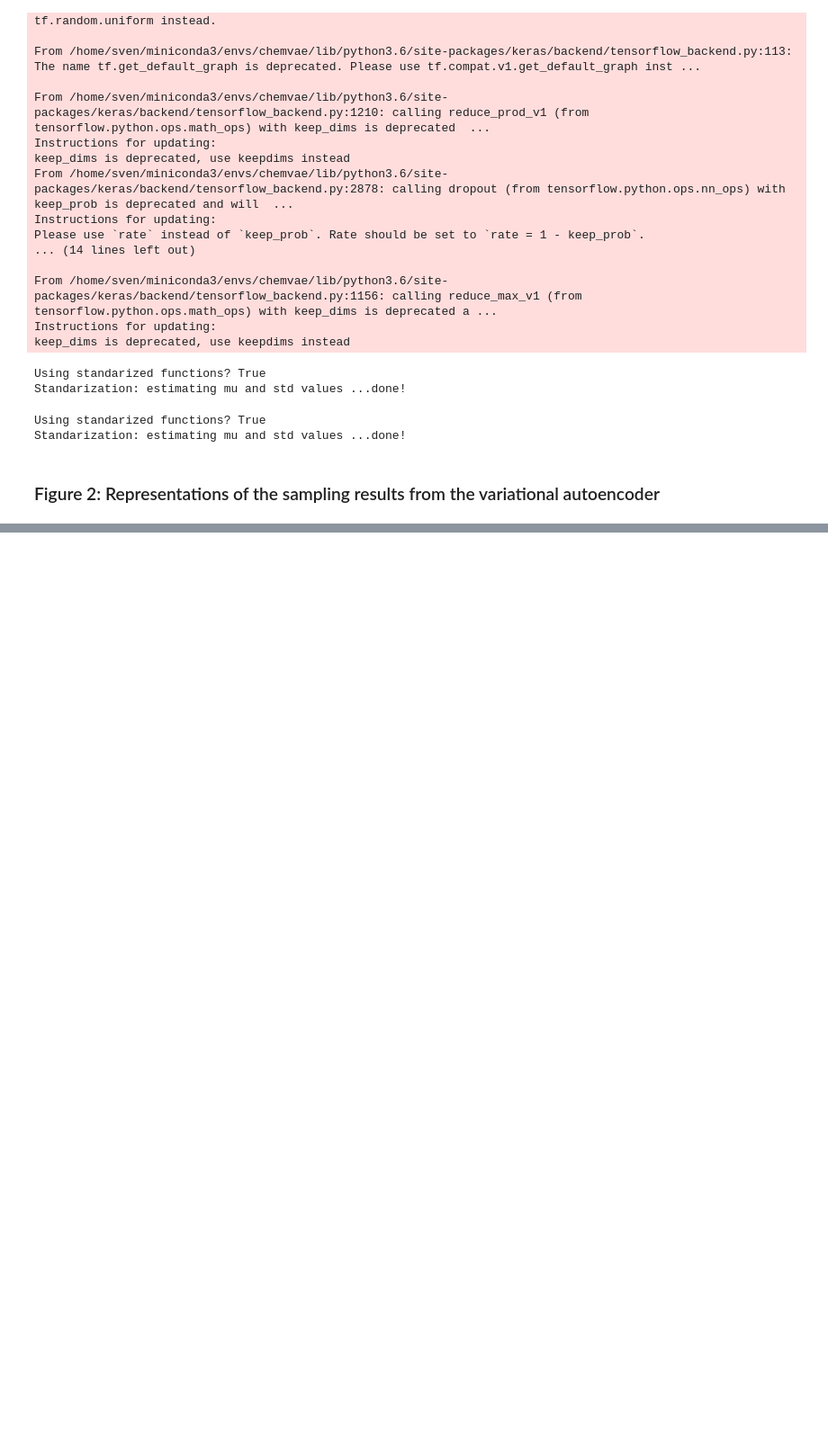
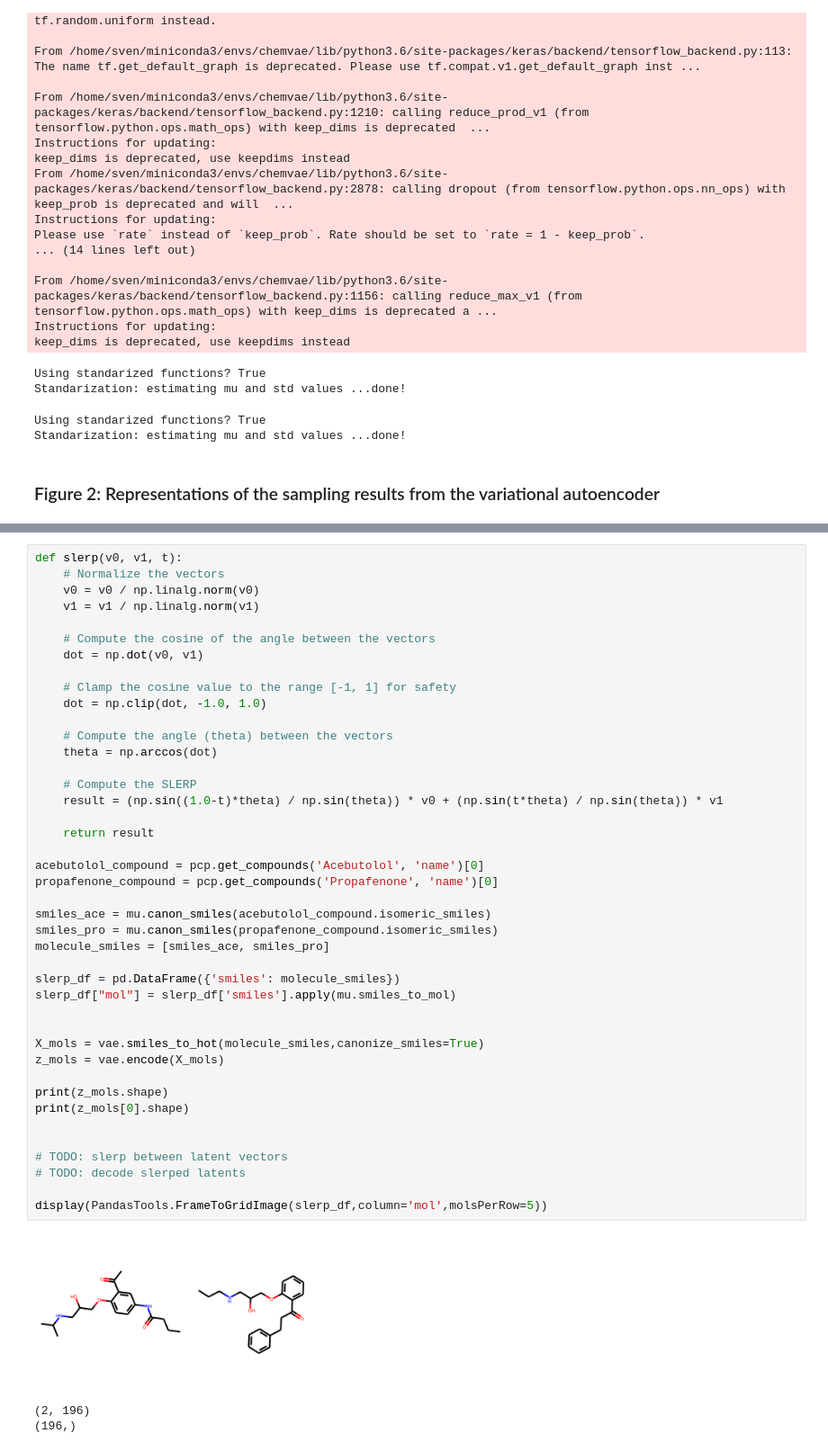
Before and after one commit to KnightTec/chemical_vae, a Jupyter notebook: examples/zinc_results.ipynb, the cells around one changed output, grey strips where cells are left out. Shown at 90% size. Drawn from its saved outputs; the diff is of its cells as text; blank space fills up the shorter version.

```diff
--- a/examples/zinc_results.ipynb
+++ b/examples/zinc_results.ipynb
@@ -184,3 +238,49 @@ d) slerp interpolation between two molecules in latent space using six steps of
+# %%
+def slerp(v0, v1, t):
+    # Normalize the vectors
+    v0 = v0 / np.linalg.norm(v0)
+    v1 = v1 / np.linalg.norm(v1)
+
+    # Compute the cosine of the angle between the vectors
+    dot = np.dot(v0, v1)
+
+    # Clamp the cosine value to the range [-1, 1] for safety
+    dot = np.clip(dot, -1.0, 1.0)
+
+    # Compute the angle (theta) between the vectors
+    theta = np.arccos(dot)
+
+    # Compute the SLERP
+    result = (np.sin((1.0-t)*theta) / np.sin(theta)) * v0 + (np.sin(t*theta) / np.sin(theta)) * v1
+
+    return result
+
+acebutolol_compound = pcp.get_compounds('Acebutolol', 'name')[0]
+propafenone_compound = pcp.get_compounds('Propafenone', 'name')[0]
+
+smiles_ace = mu.canon_smiles(acebutolol_compound.isomeric_smiles)
+smiles_pro = mu.canon_smiles(propafenone_compound.isomeric_smiles)
+molecule_smiles = [smiles_ace, smiles_pro]
+
+slerp_df = pd.DataFrame({'smiles': molecule_smiles})
+slerp_df["mol"] = slerp_df['smiles'].apply(mu.smiles_to_mol)
+
+
+X_mols = vae.smiles_to_hot(molecule_smiles,canonize_smiles=True)
+z_mols = vae.encode(X_mols)
+
+print(z_mols.shape)
+print(z_mols[0].shape)
+
+
+# TODO: slerp between latent vectors
+# TODO: decode slerped latents
+
+display(PandasTools.FrameToGridImage(slerp_df,column='mol',molsPerRow=5))
+# %% [output]
+[figure, added]
+(2, 196)
+(196,)
 # %% [markdown]
 ### Figure 3: Representations of the sampling results from the variational autoencoder
 
```
Also changed, not shown: parts of 16 cells of this notebook, 3 other files.
